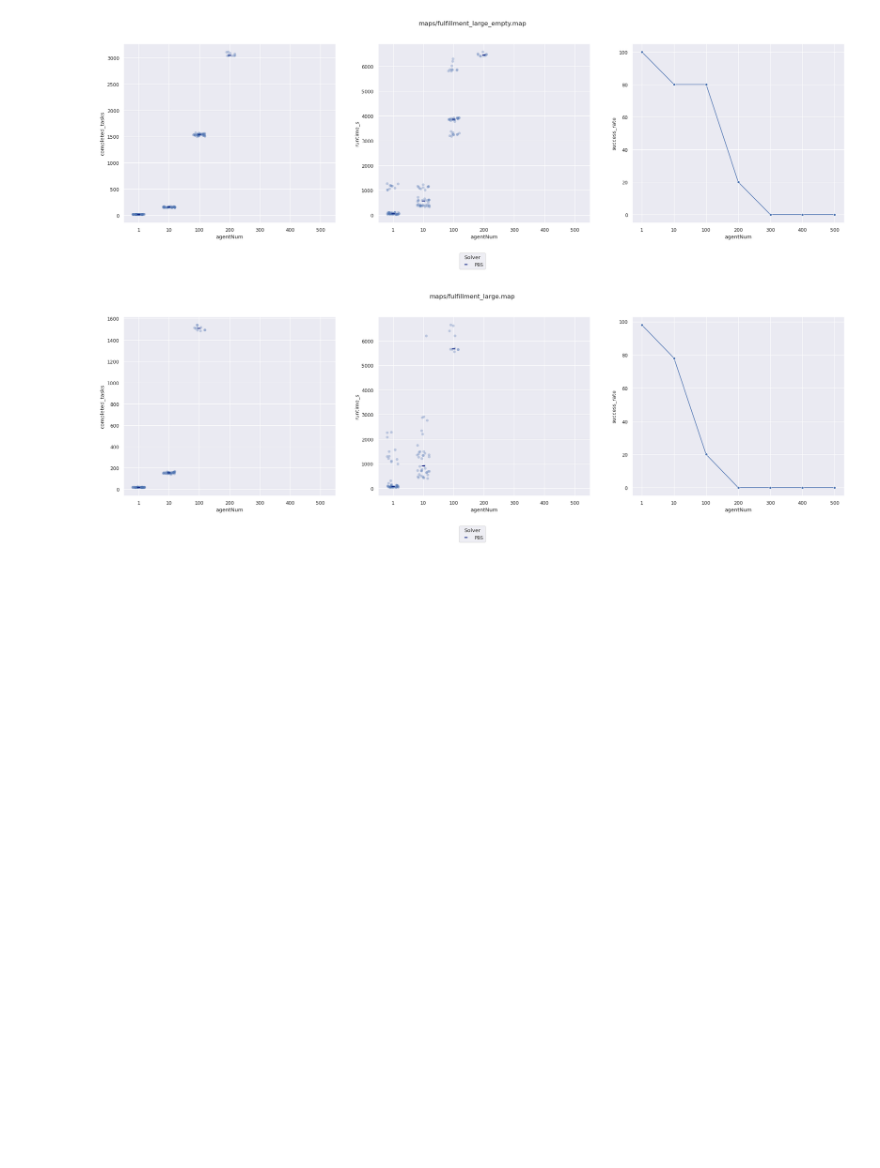
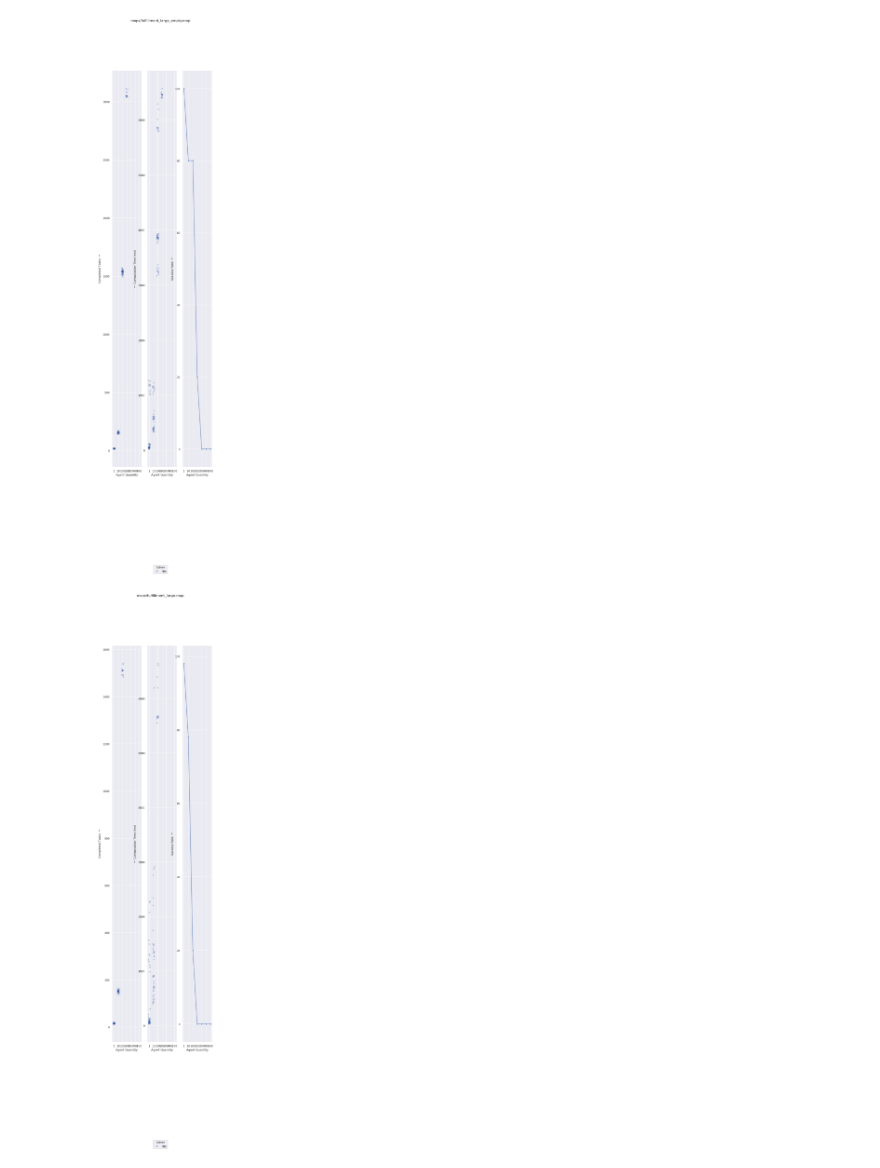
Before and after one commit to JustinShetty/RHCR, a Jupyter notebook: scripts/plot.ipynb, the cells around one changed output. Drawn from its saved outputs; the diff is of its cells as text; code cells hidden in the pictures; blank space fills up the shorter version.

Commit message:
more updates to plots

```diff
--- a/scripts/plot.ipynb
+++ b/scripts/plot.ipynb
@@ -41,12 +41,16 @@ x_vars = [
     "agentNum",
     # "simulation_window",
 ]
+xlabels = {
+    "agentNum": "Agent Quantity",
+    "simulation_window": "Simulation Window Size (steps)"
+}
 for map in maps:
     for x_var in x_vars:
         fig, axs = plt.subplots(1, 3)
         # fig.suptitle(f"Effect of {x_var} on Throughput, Runtime, and Success Rate on {map}")
         fig.suptitle(f"{map}")
-        fig.set_size_inches(24, 6)
+        fig.set_size_inches(6, 24)
         fig_legend = None
 
         y_vars = [
@@ -54,6 +58,11 @@ for map in maps:
             "runtime_s",
             "success_rate",
         ]
+        ylabels = {
+            "completed_tasks": "Completed Tasks $\\rightarrow$",
+            "runtime_s": "$\\leftarrow$ Computation Time (ms)",
+            "success_rate": "Success Rate $\\rightarrow$",
+        }
         for i, y_var in enumerate(y_vars):
             ax = axs[i]
 
@@ -135,35 +144,34 @@ for map in maps:
                     dodge=0.8 - 0.8 / len(melted["solver"].unique()),
                     palette="dark",
                     errorbar=None,
                     markers="_",
                     linestyle="none",
                     ax=ax,
                     legend=True,
                     estimator="median",
                 )
 
                 # Fix labels when x-axis is linearized
                 # ax.set_xticks(range(0, melted[x_var].max() + 1))
                 # ax.set_xticklabels([x if x in melted[x_var].unique() else '' for x in range(0, melted[x_var].max() + 1)])
 
-            # ax.set_ylim(bottom=0)
-            ax.set_xlabel(x_var)
-            ax.set_ylabel(y_var)
+            ax.set_xlabel(xlabels[x_var])
+            ax.set_ylabel(ylabels[y_var])
             ax.grid(True)
 
             if (legend := ax.get_legend()) is not None:
                 legend.remove()
             if fig_legend is None:
                 legend_handles, legend_labels = ax.get_legend_handles_labels()
                 fig_legend = fig.legend(
                     legend_handles,
                     legend_labels,
                     loc="lower center",
                     bbox_to_anchor=(0.5, -0.1),
                     ncol=len(melted["solver"].unique()),
                     frameon=True,
                     title="Solver",
                 )
 # %% [output]
-[figure, old version]
+[figure, new version]
-[figure, old version]
+[figure, new version]
```
